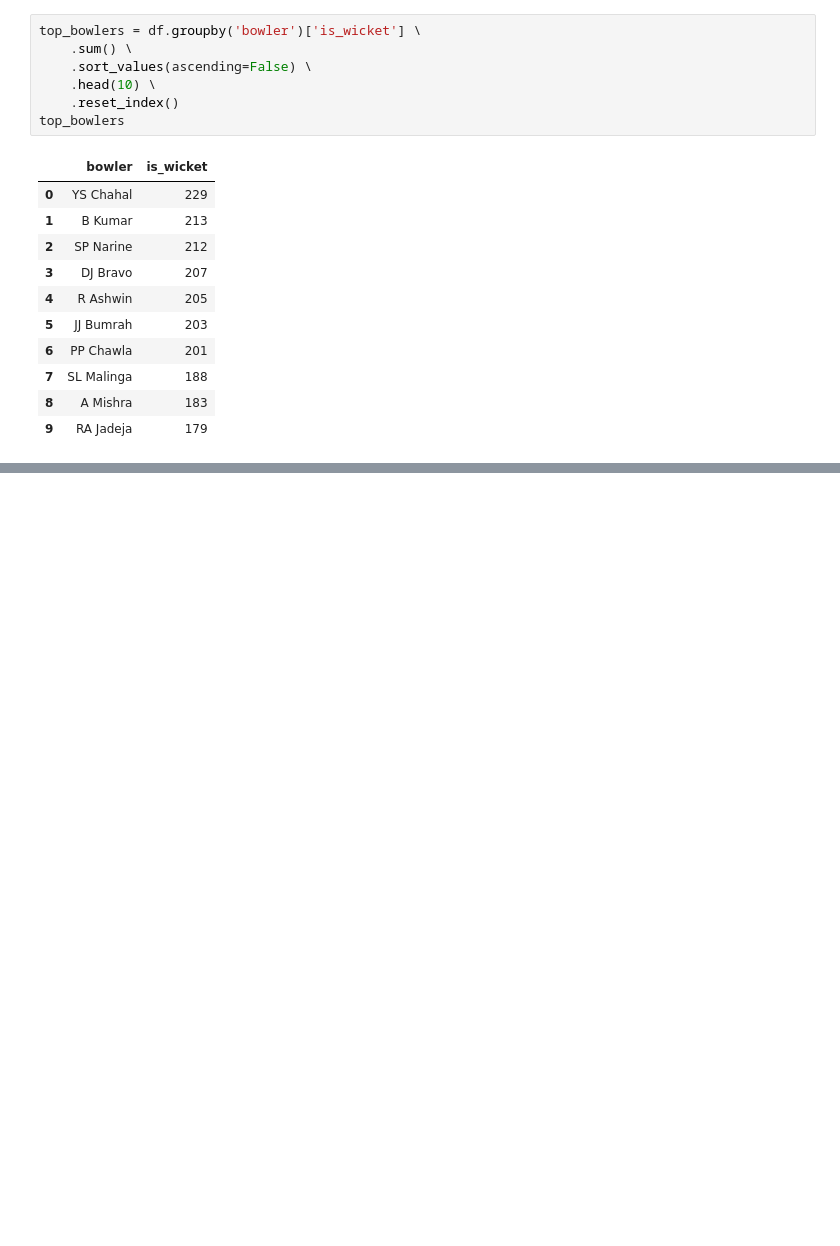
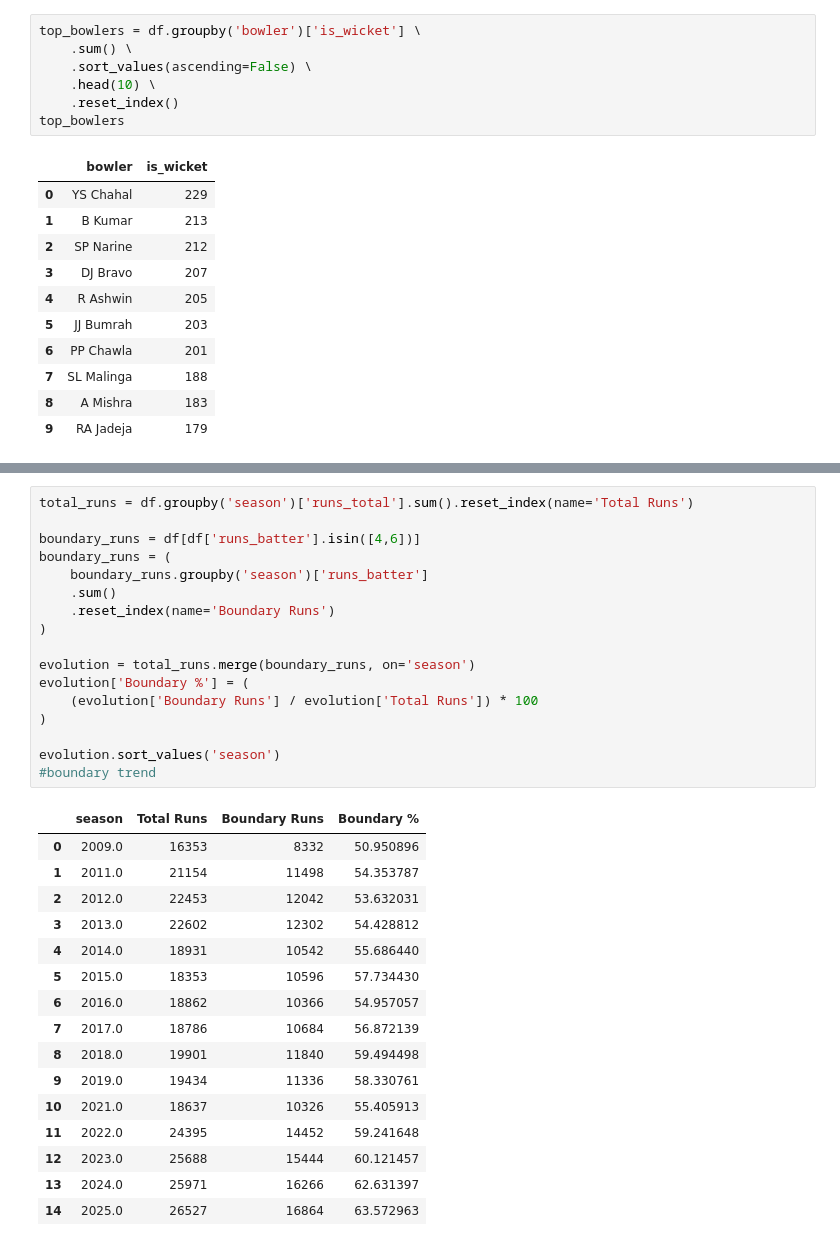
Before and after one commit to Lakshay-Juneja/dva_project, a Jupyter notebook: ipl.ipynb, the cells around one changed output, grey strips where cells are left out. Cells and saved outputs as stored; diff of their text form; blank space fills up the shorter version.

```diff
--- a/ipl.ipynb
+++ b/ipl.ipynb
@@ -293,0 +601,34 @@ top_bowlers
+# %%
+total_runs = df.groupby('season')['runs_total'].sum().reset_index(name='Total Runs')
+
+boundary_runs = df[df['runs_batter'].isin([4,6])]
+boundary_runs = (
+    boundary_runs.groupby('season')['runs_batter']
+    .sum()
+    .reset_index(name='Boundary Runs')
+)
+
+evolution = total_runs.merge(boundary_runs, on='season')
+evolution['Boundary %'] = (
+    (evolution['Boundary Runs'] / evolution['Total Runs']) * 100
+)
+
+evolution.sort_values('season')
+#boundary trend
+# %% [output]
+|  | season | Total Runs | Boundary Runs | Boundary % |
+| 0 | 2009.0 | 16353 | 8332 | 50.950896 |
+| 1 | 2011.0 | 21154 | 11498 | 54.353787 |
+| 2 | 2012.0 | 22453 | 12042 | 53.632031 |
+| 3 | 2013.0 | 22602 | 12302 | 54.428812 |
+| 4 | 2014.0 | 18931 | 10542 | 55.686440 |
+| 5 | 2015.0 | 18353 | 10596 | 57.734430 |
+| 6 | 2016.0 | 18862 | 10366 | 54.957057 |
+| 7 | 2017.0 | 18786 | 10684 | 56.872139 |
+| 8 | 2018.0 | 19901 | 11840 | 59.494498 |
+| 9 | 2019.0 | 19434 | 11336 | 58.330761 |
+| 10 | 2021.0 | 18637 | 10326 | 55.405913 |
+| 11 | 2022.0 | 24395 | 14452 | 59.241648 |
+| 12 | 2023.0 | 25688 | 15444 | 60.121457 |
+| 13 | 2024.0 | 25971 | 16266 | 62.631397 |
+| 14 | 2025.0 | 26527 | 16864 | 63.572963 |
```
Also changed, not shown: parts of 9 cells of this notebook.
